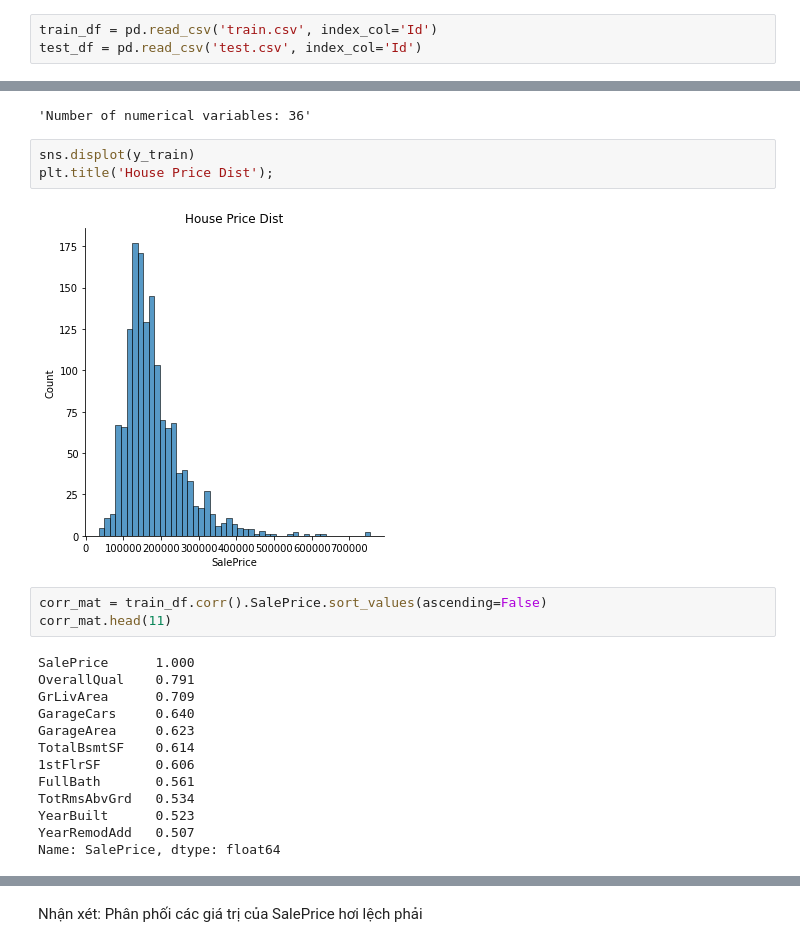
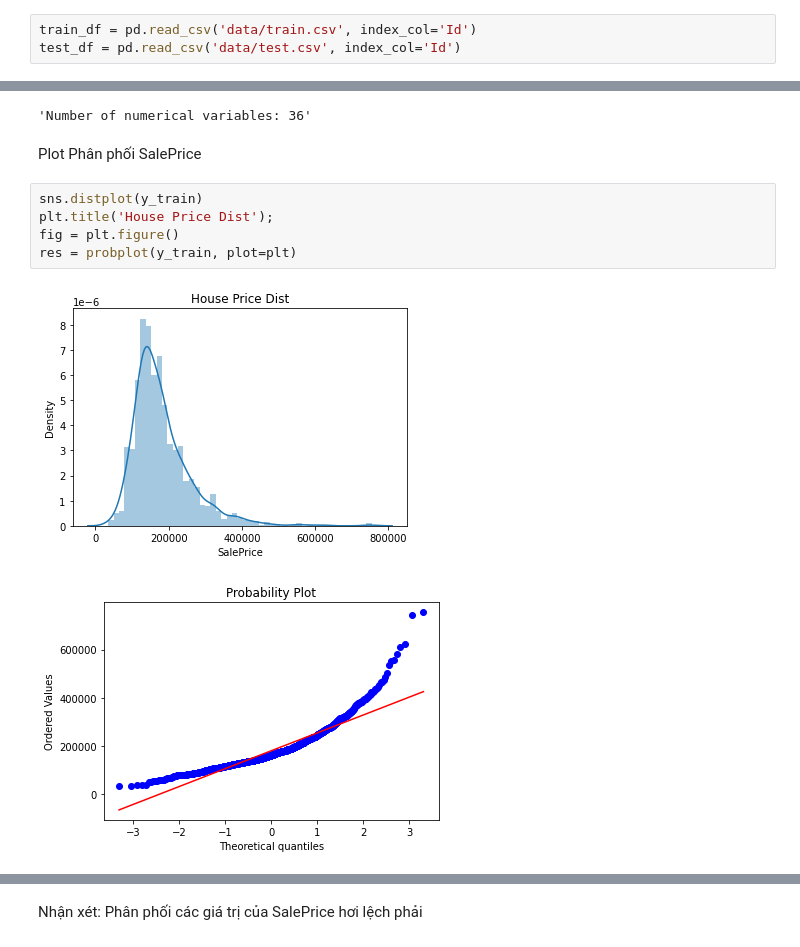
Before and after one commit to phungdx/vccorp_intern, a Jupyter notebook: week1/house_prices.ipynb, the cells around one changed output, grey strips where cells are left out. Drawn from its saved outputs; the diff is of its cells as text.

```diff
--- a/week1/EDA_house_prices.ipynb
+++ b/week1/house_prices.ipynb
@@ -11,8 +11,8 @@ pd.set_option('display.float_format', lambda x: '%.3f' % x)
 pd.pandas.set_option('display.max_columns',None)
 %matplotlib inline
 # %%
-train_df = pd.read_csv('train.csv', index_col='Id')
-test_df = pd.read_csv('test.csv', index_col='Id')
+train_df = pd.read_csv('data/train.csv', index_col='Id')
+test_df = pd.read_csv('data/test.csv', index_col='Id')
 # %%
 X_train = train_df.drop(['SalePrice'], axis=1)
 y_train = train_df.SalePrice
@@ -26,24 +26,13 @@ numCols = list(X_train.select_dtypes(include='number').columns)
 f'Number of numerical variables: {len(numCols)}'
 # %% [output]
 'Number of numerical variables: 36'
+# %% [markdown]
+Plot Phân phối SalePrice
 # %%
-sns.displot(y_train)
+sns.distplot(y_train)
 plt.title('House Price Dist');
+fig = plt.figure()
+res = probplot(y_train, plot=plt)
 # %% [output]
-[figure, old version]
+[figure, new version]
+[figure, added]
-# %%
-corr_mat = train_df.corr().SalePrice.sort_values(ascending=False)
-corr_mat.head(11)
-# %% [output]
-SalePrice      1.000
-OverallQual    0.791
-GrLivArea      0.709
-GarageCars     0.640
-GarageArea     0.623
-TotalBsmtSF    0.614
-1stFlrSF       0.606
-FullBath       0.561
-TotRmsAbvGrd   0.534
-YearBuilt      0.523
-YearRemodAdd   0.507
-Name: SalePrice, dtype: float64
```
Also changed, not shown: parts of 4 cells of this notebook.
